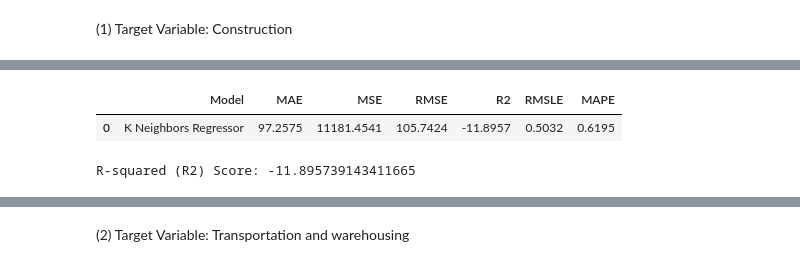
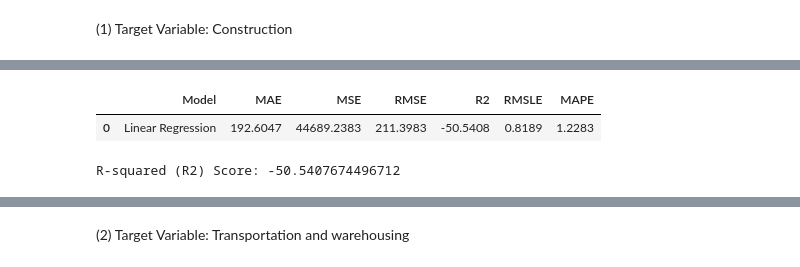
Before and after one commit to chustjarey/Climate-Change-and-its-Economic-Impact-DAB422-24W-004-Group9, a Jupyter notebook: Part II/06_Machine Learning Model - Regression - AB.ipynb, the cells around one changed output, grey strips where cells are left out. Cells and saved outputs as stored; diff of their text form; code cells hidden in the pictures.

```diff
--- a/Part II/06_Machine Learning Model - Regression - AB.ipynb
+++ b/Part II/06_Machine Learning Model - Regression - AB.ipynb
@@ -206,6 +206,6 @@ K Neighbors Regressor
 # %%
 # model creation using PyCaret
-model = pycr.create_model('knn', fold = 5)
+model = pycr.create_model('lr', fold = 5)
 
 params = model.get_params()
 print(params)
@@ -274,36 +285,36 @@ fig = make_subplots(rows=1, cols=1, shared_xaxes=True, shared_yaxes=True)
 
 # Add scatter plot for actual values
 fig.add_trace(go.Scatter(x=predictions.index, y=predictions['Construction'],
                          mode='markers', marker=dict(color='blue', opacity=0.5),
                          name='Actual'), row=1, col=1)
 
 # Add scatter plot for predicted values
 fig.add_trace(go.Scatter(x=predictions.index, y=predictions['prediction_label'],
                          mode='markers', marker=dict(color='red'),
                          name='Predicted'), row=1, col=1)
 
 # Add lines for sorted actual values
 fig.add_trace(go.Scatter(x=predictions.index, y=predictions['Construction'].sort_index(),
                          mode='lines', line=dict(color='blue', dash='dash'),
                          showlegend=False), row=1, col=1)
 
 # Add lines for sorted predicted values
 fig.add_trace(go.Scatter(x=predictions.index, y=predictions['prediction_label'].sort_index(),
                          mode='lines', line=dict(color='red', dash='dash'),
                          showlegend=False), row=1, col=1)
 
-fig.update_layout(title_text='K Neighbor Regressor: Actual vs Predicted Construction (Test Dataset)',
+fig.update_layout(title_text='Linear Regression: Actual vs Predicted Construction (Test Dataset)',
                   title_font_size=15, title_y=0.95,
                   xaxis_title='Date/Time', yaxis_title='Construction',
                   legend=dict(x=0.02, y=0.98),
                   grid=dict(rows=1, columns=1, ygap=0.2))
 
 # Show interactive plot
 fig.show()
 # %% [output]
 |  | Model | MAE | MSE | RMSE | R2 | RMSLE | MAPE |
-| 0 | K Neighbors Regressor | 97.2575 | 11181.4541 | 105.7424 | -11.8957 | 0.5032 | 0.6195 |
+| 0 | Linear Regression | 192.6047 | 44689.2383 | 211.3983 | -50.5408 | 0.8189 | 1.2283 |
-R-squared (R2) Score: -11.895739143411665
+R-squared (R2) Score: -50.5407674496712
 # %%
 # tuning the pycaret model
 
```
Also changed, not shown: parts of 79 cells of this notebook, 1 other file.
